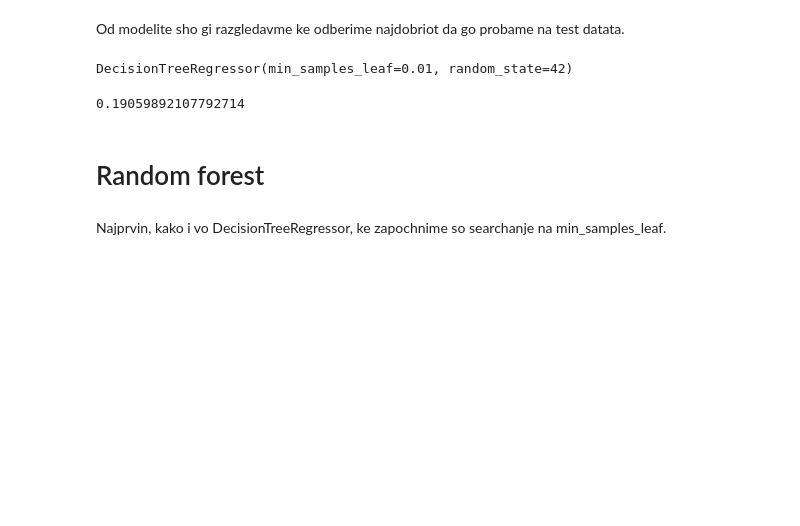
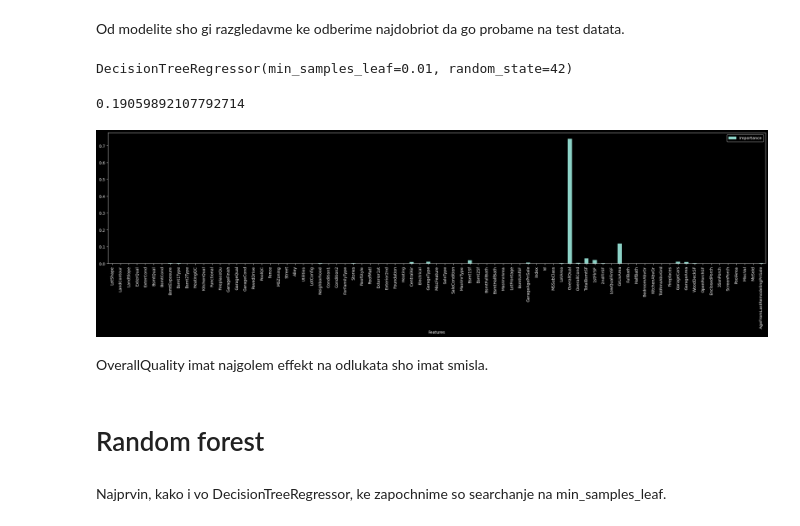
Before and after one commit to viki123v/housing-prices-analysis, a Jupyter notebook: notebooks/regression-trees.ipynb, the cells around one changed output. Drawn from its saved outputs; the diff is of its cells as text; code cells hidden in the pictures; blank space fills up the shorter version.

```diff
--- a/notebooks/regression-trees.ipynb
+++ b/notebooks/regression-trees.ipynb
@@ -435,6 +439,18 @@ DecisionTreeRegressor(min_samples_leaf=0.01, random_state=42)
 -1*rmse_logs(Y_test,best_model.predict(X_test_proc))
 # %% [output]
 0.19059892107792714
+# %%
+pd.DataFrame(
+    data={
+        'Importance': best_model.feature_importances_,
+        'Features' : X_test_proc.columns
+    }
+).plot.bar(y='Importance',x='Features',figsize=(30,6))
+plt.show()
+# %% [output]
+[figure, added]
+# %% [markdown]
+OverallQuality imat najgolem effekt na odlukata sho imat smisla.
 # %% [markdown]
 # Random forest
 # %% [markdown]
```
Also changed, not shown: parts of 24 cells of this notebook, 1 other file.
